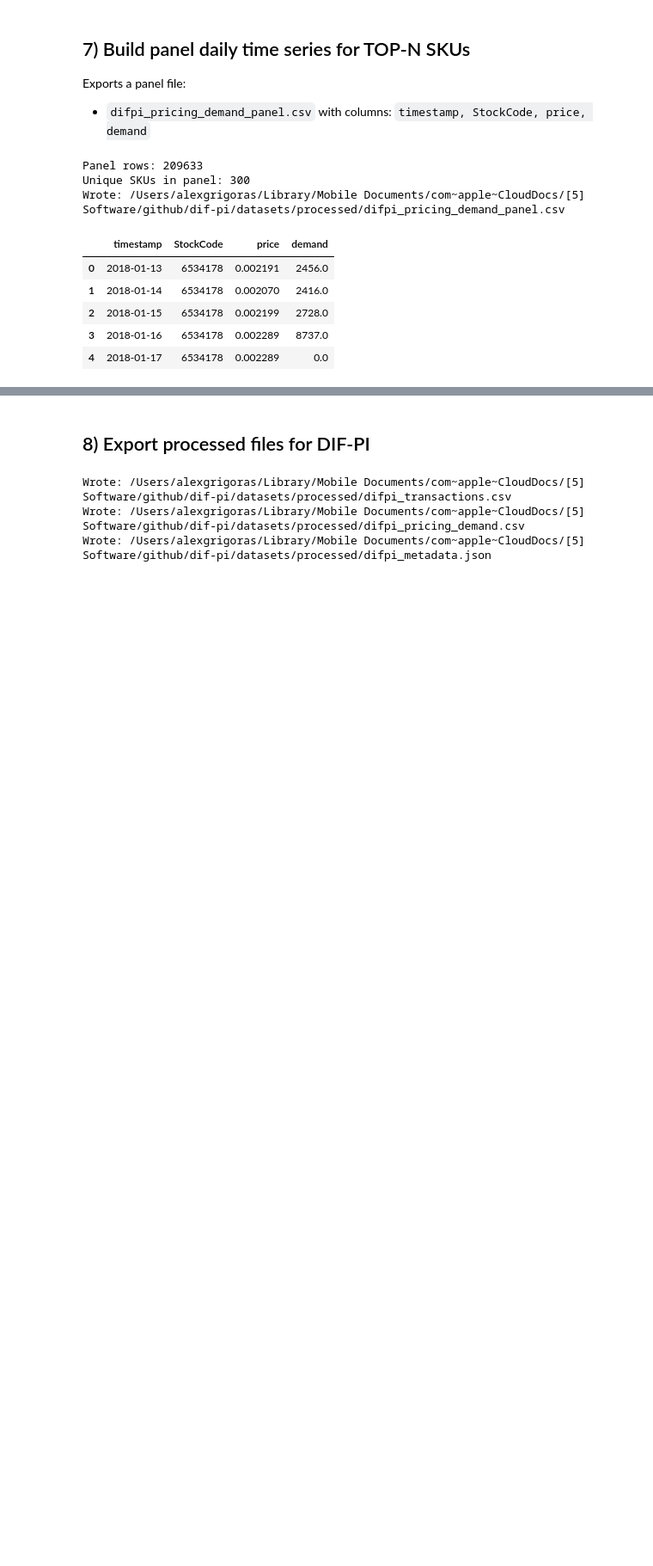
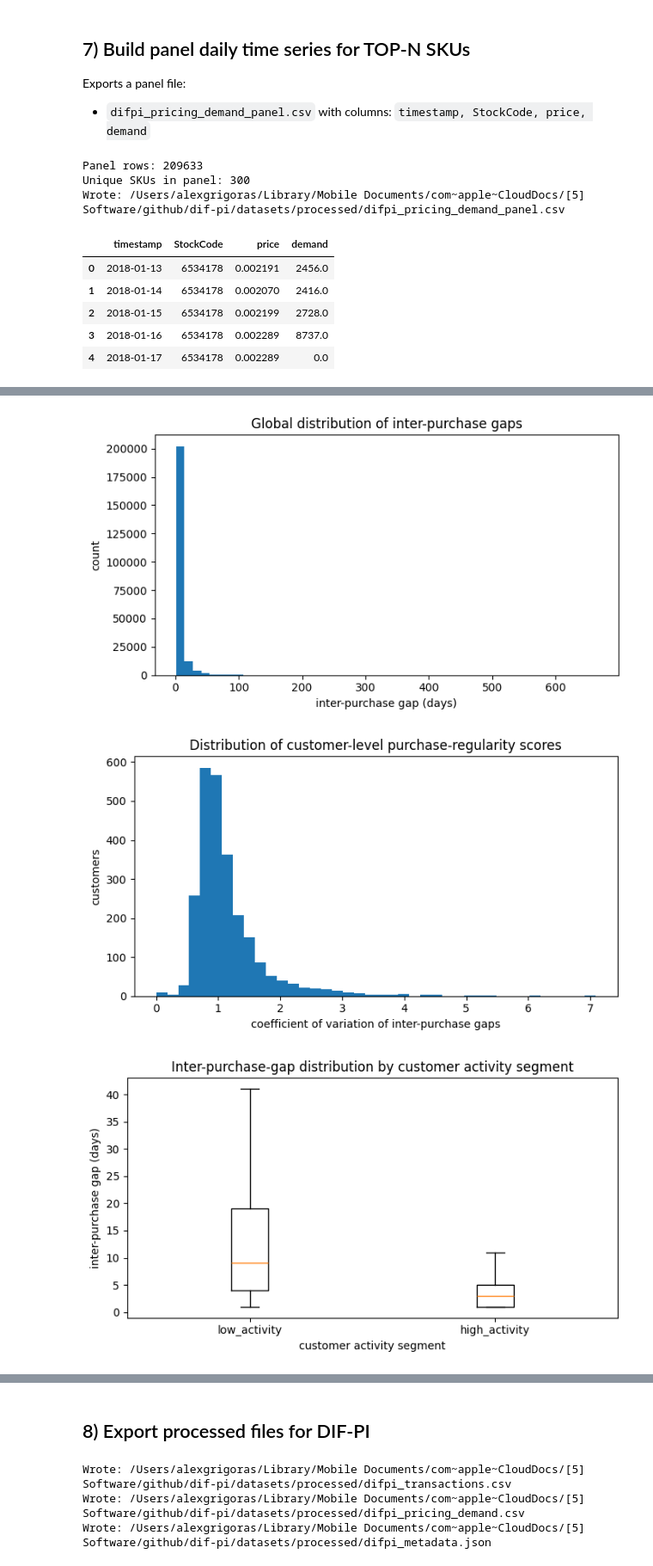
Before and after one commit to alexgrigoras/dif-pi, a Jupyter notebook: eda-complete-journey.ipynb, the cells around one changed output, grey strips where cells are left out. Shown at 86% size. Saved outputs shown, nothing was run; the diff lists cells and outputs as text; code cells hidden in the pictures; blank space fills up the shorter version.

```diff
--- a/eda-complete-journey.ipynb
+++ b/eda-complete-journey.ipynb
@@ -397,0 +670,45 @@ Wrote: /Users/alexgrigoras/Library/Mobile Documents/com~apple~CloudDocs/[5] Soft
+# %%
+
+# Figure: global distribution of inter-purchase gaps
+plt.figure(figsize=(7, 4))
+plt.hist(interpurchase_gaps['interpurchase_gap_days'], bins=50)
+plt.title('Global distribution of inter-purchase gaps')
+plt.xlabel('inter-purchase gap (days)')
+plt.ylabel('count')
+plt.tight_layout()
+plt.savefig(CH3_OUT_DIR / 'global_distribution_of_interpurchase_gaps.png', dpi=160, bbox_inches='tight')
+plt.show()
+
+# Figure: distribution of customer-level purchase-regularity scores
+plt.figure(figsize=(7, 4))
+regularity_values = customer_purchase_regularity['purchase_regularity_cv'].replace([np.inf, -np.inf], np.nan).dropna()
+plt.hist(regularity_values, bins=40)
+plt.title('Distribution of customer-level purchase-regularity scores')
+plt.xlabel('coefficient of variation of inter-purchase gaps')
+plt.ylabel('customers')
+plt.tight_layout()
+plt.savefig(CH3_OUT_DIR / 'distribution_of_customer_purchase_regularity_scores.png', dpi=160, bbox_inches='tight')
+plt.show()
+
+# Figure: inter-purchase-gap distribution by customer activity segment
+segments = ['low_activity', 'high_activity']
+plot_data = [
+    interpurchase_gaps.loc[
+        interpurchase_gaps['customer_activity_segment'] == seg,
+        'interpurchase_gap_days'
+    ].values
+    for seg in segments
+]
+
+plt.figure(figsize=(7, 4))
+plt.boxplot(plot_data, tick_labels=segments, showfliers=False)
+plt.title('Inter-purchase-gap distribution by customer activity segment')
+plt.xlabel('customer activity segment')
+plt.ylabel('inter-purchase gap (days)')
+plt.tight_layout()
+plt.savefig(CH3_OUT_DIR / 'interpurchase_gap_distribution_by_customer_activity_segment.png', dpi=160, bbox_inches='tight')
+plt.show()
+# %% [output]
+[figure, added]
+[figure, added]
+[figure, added]
```
Also changed, not shown: parts of 6 cells of this notebook.
